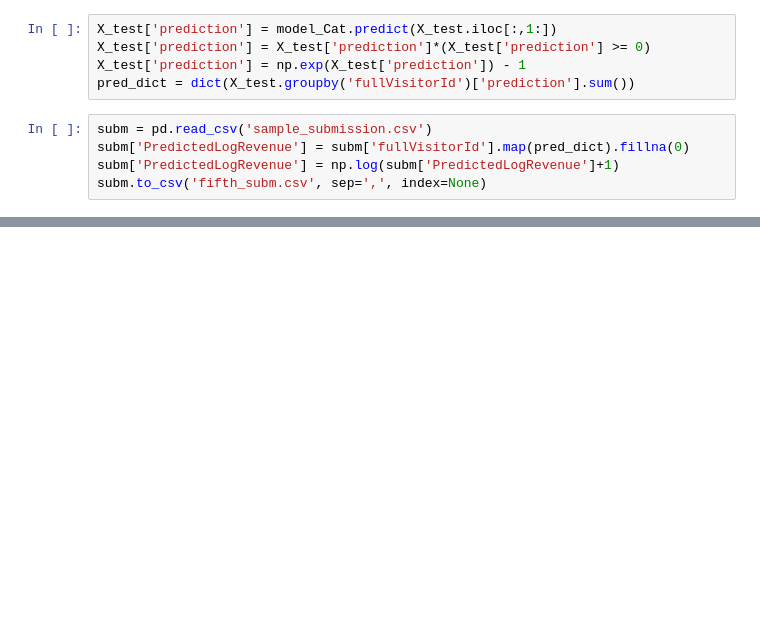
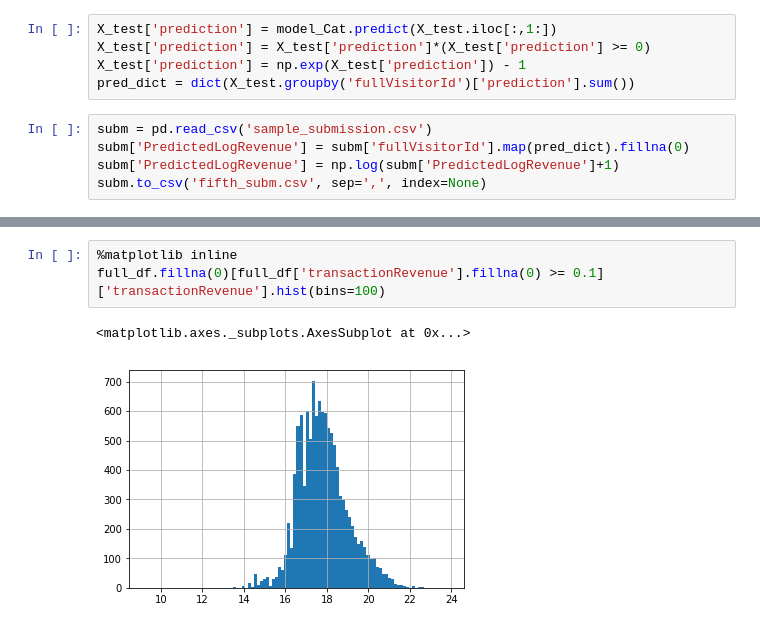
Before and after one commit to vbaryshev4/Data_Science, a Jupyter notebook: Kaggle/GA/GA_TryCatBoosting (Attempts 5,).ipynb, the cells around one changed output, grey strips where cells are left out. Drawn from its saved outputs; the diff is of its cells as text; blank space fills up the shorter version.

```diff
--- a/Kaggle/GA/GA_TryCatBoosting (Attempts 5,).ipynb
+++ b/Kaggle/GA/GA_TryCatBoosting (Attempts 5,).ipynb
@@ -71,0 +126,6 @@ subm.to_csv('fifth_subm.csv', sep=',', index=None)
+# %%
+%matplotlib inline
+full_df.fillna(0)[full_df['transactionRevenue'].fillna(0) >= 0.1]['transactionRevenue'].hist(bins=100)
+# %% [output]
+<matplotlib.axes._subplots.AxesSubplot at 0x...>
+[figure, added]
```
Also changed, not shown: parts of 9 cells of this notebook, 3 other files.
